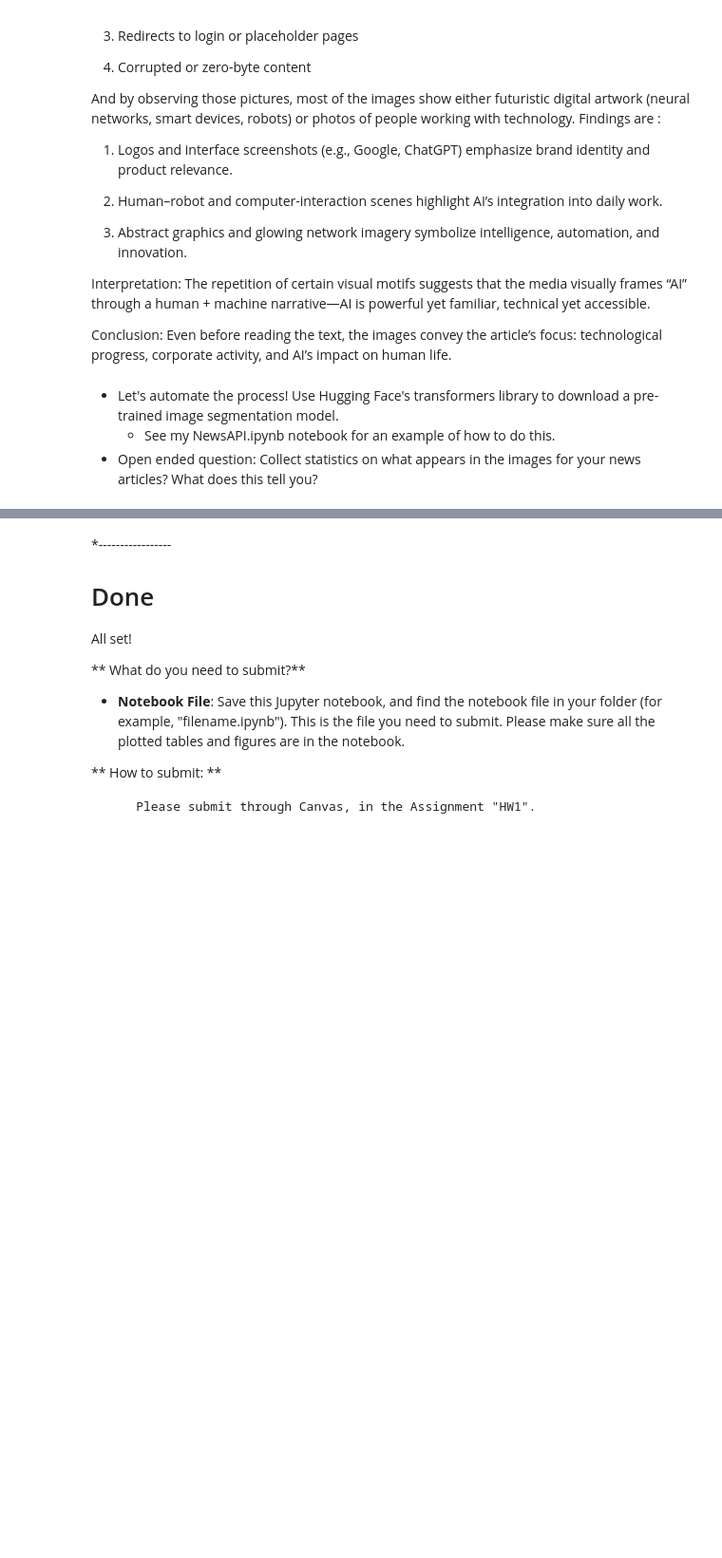
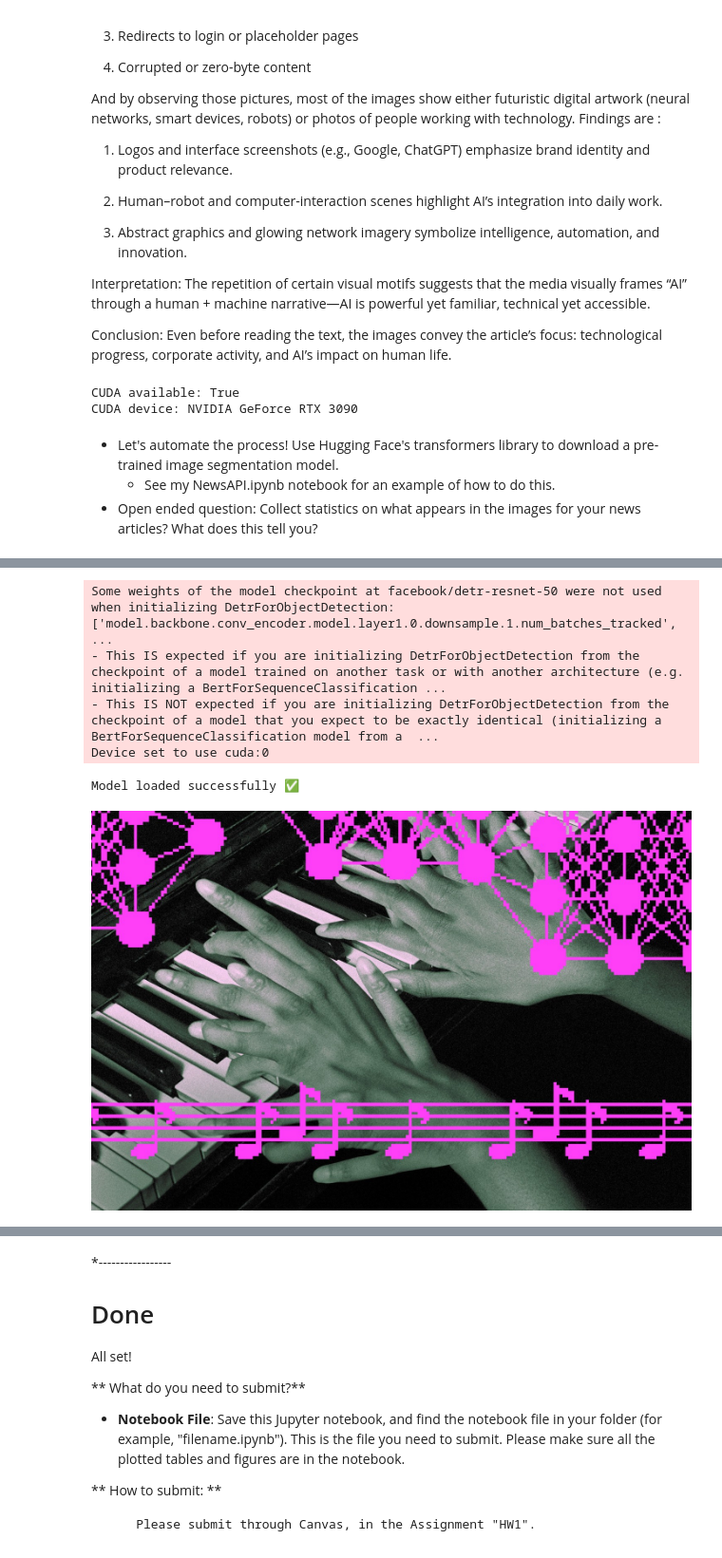
Before and after one commit to GuangjingCao/Computational-Methods, a Jupyter notebook: hw1.ipynb, the cells around one changed output, grey strips where cells are left out. Shown at 95% size. Cells and saved outputs as stored; diff of their text form; code cells hidden in the pictures; blank space fills up the shorter version.

Commit message:
CUDA run results

```diff
--- a/hw1.ipynb
+++ b/hw1.ipynb
@@ -594,6 +600,13 @@ The repetition of certain visual motifs suggests that the media visually frames
 
 Conclusion:
 Even before reading the text, the images convey the article’s focus: technological progress, corporate activity, and AI’s impact on human life.
+# %%
+import torch
+print("CUDA available:", torch.cuda.is_available())
+print("CUDA device:", torch.cuda.get_device_name(0) if torch.cuda.is_available() else "CPU only")
+# %% [output]
+CUDA available: True
+CUDA device: NVIDIA GeForce RTX 3090
 # %% [markdown]
 * Let's automate the process!  Use Hugging Face's transformers library to download a pre-trained image segmentation model.
   * See my NewsAPI.ipynb notebook for an example of how to do this.
@@ -617,10 +630,16 @@ display(IPImage(url=sample_image_url))
 
 # 3️⃣ Load the pretrained object detection model
 #    DETR (facebook/detr-resnet-50) trained on COCO 2017 (80 classes)
+# obj_detector = pipeline(
+#     task="object-detection",
+#     model="facebook/detr-resnet-50"
+# )
 obj_detector = pipeline(
     task="object-detection",
-    model="facebook/detr-resnet-50"
+    model="facebook/detr-resnet-50",
+    device=0  # ✅ 0 = first GPU; -1 = CPU
 )
+
 print("Model loaded successfully ✅")
 
 # 4️⃣ Run detection
@@ -638,3 +657,4 @@ for result in results:
 
 # 6️⃣ Show the annotated image
 display(image)
+# %% [output]
@@ -640,0 +662,6 @@ display(image)
+Some weights of the model checkpoint at facebook/detr-resnet-50 were not used when initializing DetrForObjectDetection: ['model.backbone.conv_encoder.model.layer1.0.downsample.1.num_batches_tracked',  ...
+- This IS expected if you are initializing DetrForObjectDetection from the checkpoint of a model trained on another task or with another architecture (e.g. initializing a BertForSequenceClassification ...
+- This IS NOT expected if you are initializing DetrForObjectDetection from the checkpoint of a model that you expect to be exactly identical (initializing a BertForSequenceClassification model from a  ...
+Device set to use cuda:0
+Model loaded successfully ✅
+[figure, added]
```
Also changed, not shown: parts of 9 cells of this notebook, 4 other files.
